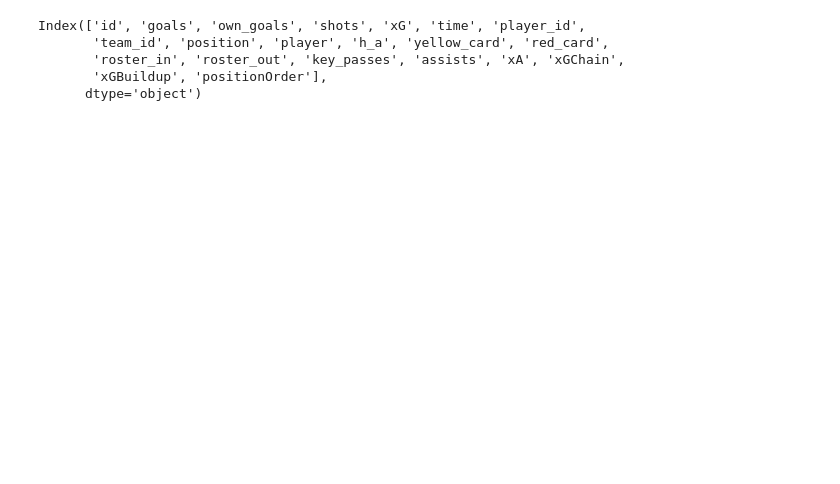
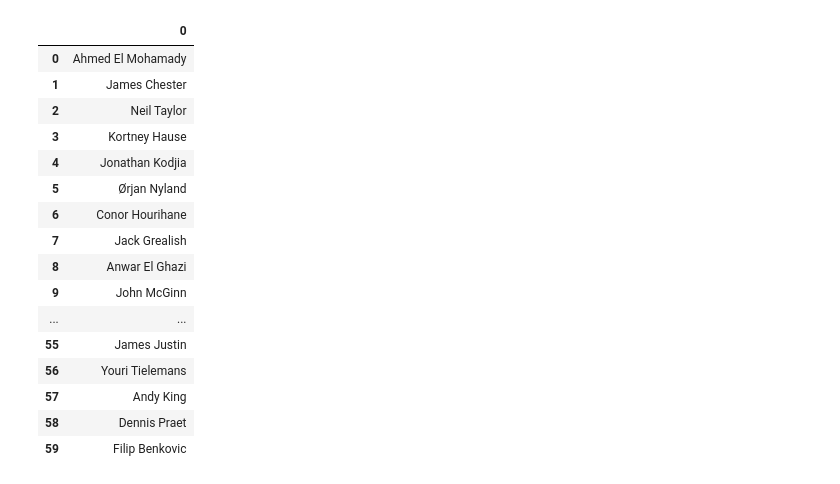
Before and after one commit to sminata/tikeve.github.io, a Jupyter notebook: understat.com.ipynb, the cells around one changed output. Cells and saved outputs as stored; diff of their text form; code cells hidden in the pictures; blank space fills up the shorter version.

```diff
--- a/understat.com.ipynb
+++ b/understat.com.ipynb
@@ -93,8 +122,51 @@ UnderstatTeams
-# %%
-Table.keys()
-# %% [output]
-Index(['id', 'goals', 'own_goals', 'shots', 'xG', 'time', 'player_id',
-       'team_id', 'position', 'player', 'h_a', 'yellow_card', 'red_card',
-       'roster_in', 'roster_out', 'key_passes', 'assists', 'xA', 'xGChain',
-       'xGBuildup', 'positionOrder'],
-      dtype='object')
+# %%
+#Table = Table.append(pd.DataFrame(tempList[2]['a']).transpose(), ignore_index=True)
+
+#Table = Table.append(pd.DataFrame(tempList[2]['h']).transpose(), ignore_index=True)
+
+away_players = pd.DataFrame(tempList[2]['a']).transpose()
+home_players = pd.DataFrame(tempList[2]['h']).transpose()
+
+match_players = away_players.append(home_players)
+match_players['team_h_name'] = [teams_dict[tempList[1]['team_h']] for i in range(len(match_players))]
+match_players['team_a_name'] = [teams_dict[tempList[1]['team_a']] for i in range(len(match_players))]
+match_players['team_name'] = [match_players.at[i,'team_a_name'] if match_players.at[i,'h_a'] == 'a' \
+                                       else match_players.at[i,'team_h_name'] for i in match_players.index]
+match_players['opponent_team_name'] = [match_players.at[i,'team_h_name'] if match_players.at[i,'h_a'] == 'a' \
+                                       else match_players.at[i,'team_a_name'] for i in match_players.index]
+match_players['team_h'] = [dict(zip(Teams['Teams'], Teams['id']))[match_players.at[i,'team_h_name']] \
+                           for i in match_players.index]
+match_players['team_a'] = [dict(zip(Teams['Teams'], Teams['id']))[match_players.at[i,'team_a_name']] \
+                           for i in match_players.index]
+match_players['team_name'] = [dict(zip(Teams['Teams'], Teams['id']))[match_players.at[i,'team_name']] \
+                       for i in match_players.index]
+match_players['opponent_team_name'] = [dict(zip(Teams['Teams'], Teams['id']))[match_players.at[i,'opponent_team_name']] \
+                   for i in match_players.index]
+match_players['fixture'] = [Fixtures[(Fixtures['team_a']==match_players['team_a'].mean())&\
+                                     (Fixtures['team_h']==match_players['team_h'].mean())]['id'].sum() \
+                                    for _ in match_players.index]
+match_players['round'] = [int(Fixtures[Fixtures['id']==match_players['fixture'].mean()]['event'].sum()) \
+                          for _ in match_players.index]
+AA = strip_accents_pdlist(pd.DataFrame(match_players['player']))
+BB = strip_accents_pdlist(pd.DataFrame([dict(zip(Players['id'], Players['Name']))\
+                  [Table_FPL[Table_FPL['fixture']==match_players['fixture'].mean()].at[i,'element']] \
+                   for i in Table_FPL[Table_FPL['fixture']==match_players['fixture'].mean()].index]))
+BB
+# %% [output]
+|  | 0 |
+| 0 | Ahmed El Mohamady |
+| 1 | James Chester |
+| 2 | Neil Taylor |
+| 3 | Kortney Hause |
+| 4 | Jonathan Kodjia |
+| 5 | Ørjan Nyland |
+| 6 | Conor Hourihane |
+| 7 | Jack Grealish |
+| 8 | Anwar El Ghazi |
+| 9 | John McGinn |
+| ... | ... |
+| 55 | James Justin |
+| 56 | Youri Tielemans |
+| 57 | Andy King |
+| 58 | Dennis Praet |
+| 59 | Filip Benkovic |
```
Also changed, not shown: parts of 12 cells of this notebook, 3 other files.
